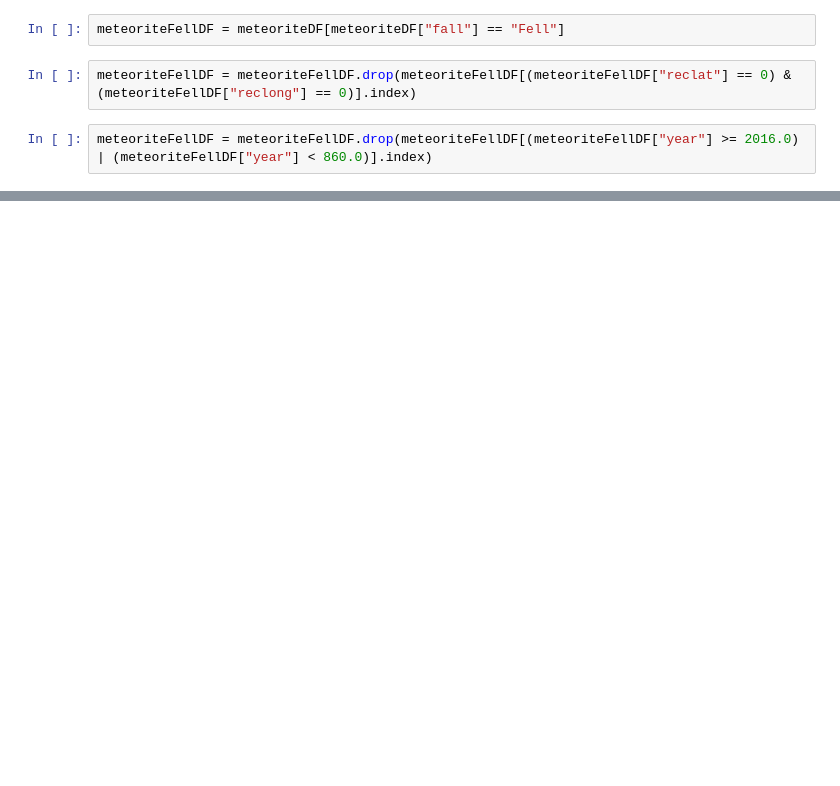
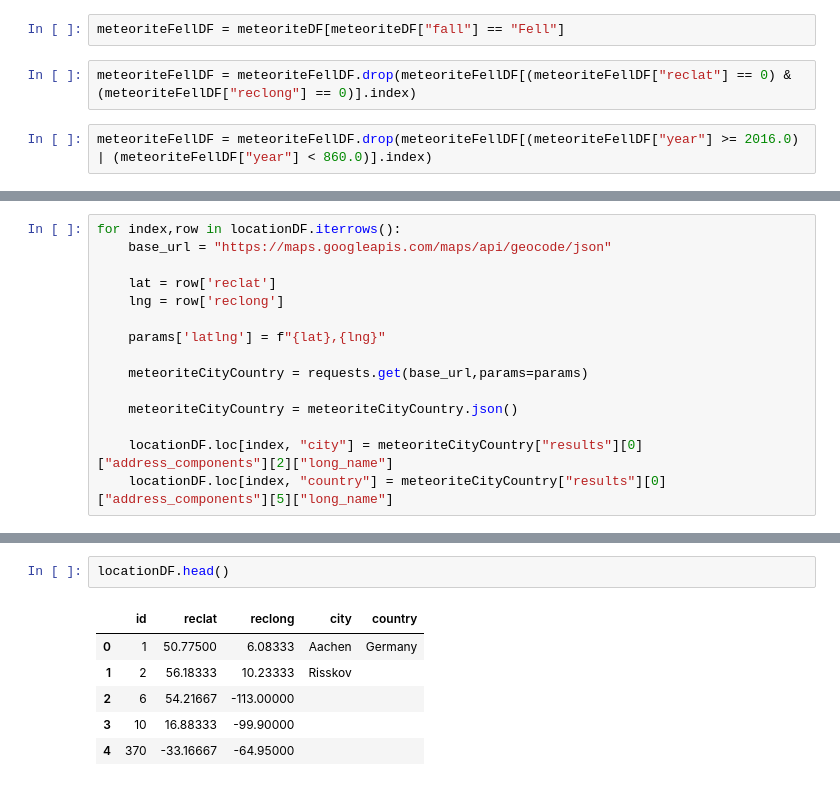
Before and after one commit to LauuStark/ETL-project, a Jupyter notebook: Workbook.ipynb, the cells around one changed output, grey strips where cells are left out. Drawn from its saved outputs; the diff is of its cells as text; blank space fills up the shorter version.

```diff
--- a/Workbook.ipynb
+++ b/Workbook.ipynb
@@ -21,0 +50,15 @@ meteoriteFellDF = meteoriteFellDF.drop(meteoriteFellDF[(meteoriteFellDF["year"]
+# %%
+for index,row in locationDF.iterrows():
+    base_url = "https://maps.googleapis.com/maps/api/geocode/json"
+
+    lat = row['reclat']
+    lng = row['reclong']
+
+    params['latlng'] = f"{lat},{lng}"
+
+    meteoriteCityCountry = requests.get(base_url,params=params)
+
+    meteoriteCityCountry = meteoriteCityCountry.json()
+
+    locationDF.loc[index, "city"] = meteoriteCityCountry["results"][0]["address_components"][2]["long_name"]
+    locationDF.loc[index, "country"] = meteoriteCityCountry["results"][0]["address_components"][5]["long_name"]
@@ -21,0 +72,9 @@ meteoriteFellDF = meteoriteFellDF.drop(meteoriteFellDF[(meteoriteFellDF["year"]
+# %%
+locationDF.head()
+# %% [output]
+|  | id | reclat | reclong | city | country |
+| 0 | 1 | 50.77500 | 6.08333 | Aachen | Germany |
+| 1 | 2 | 56.18333 | 10.23333 | Risskov |  |
+| 2 | 6 | 54.21667 | -113.00000 |  |  |
+| 3 | 10 | 16.88333 | -99.90000 |  |  |
+| 4 | 370 | -33.16667 | -64.95000 |  |  |
```
Also changed, not shown: parts of 7 cells of this notebook.
